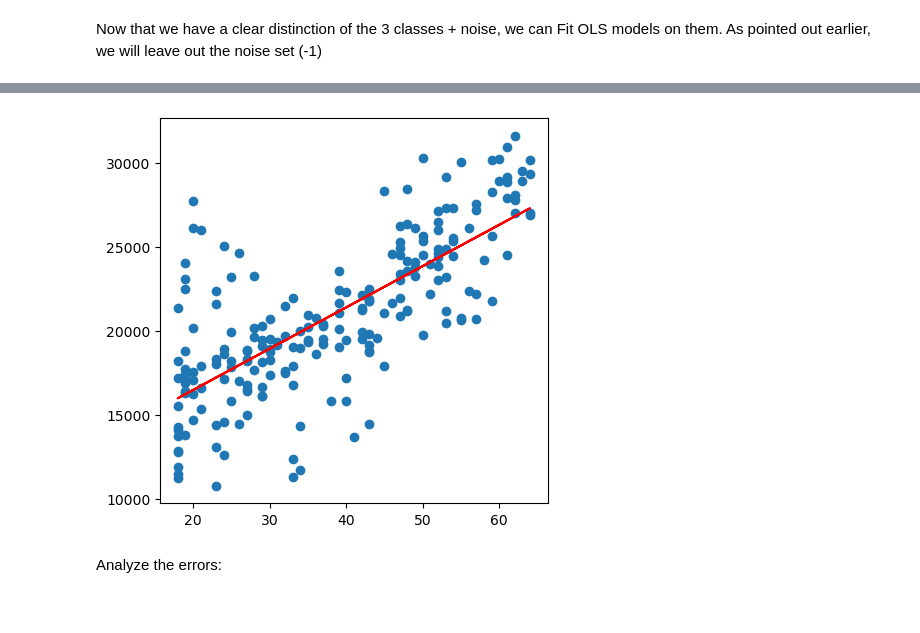
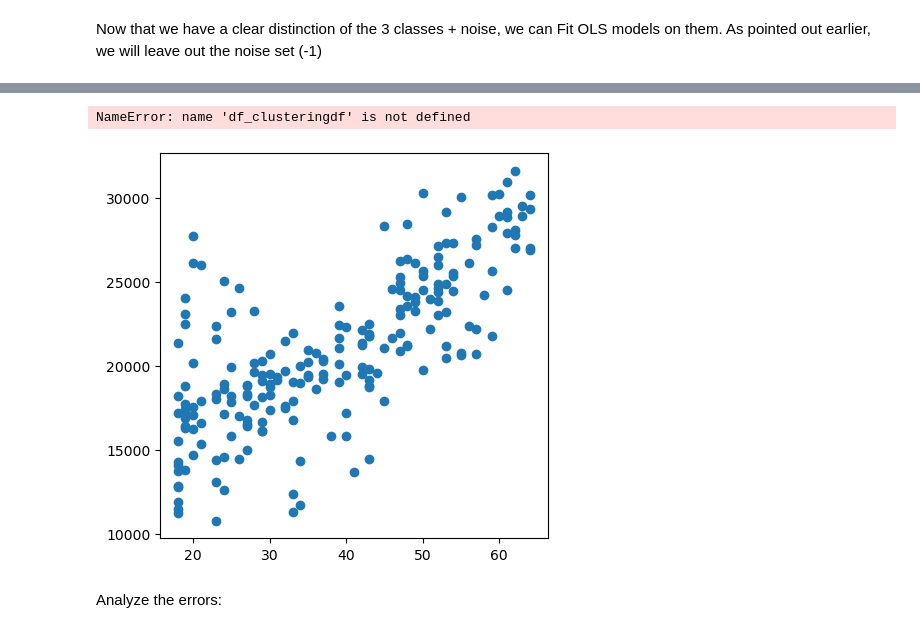
Before and after one commit to MisterSte/MLDA_Gruppenwerk, a Jupyter notebook: insurance.ipynb, the cells around one changed output, grey strips where cells are left out. Saved outputs shown, nothing was run; the diff lists cells and outputs as text; code cells hidden in the pictures.

```diff
--- a/insurance.ipynb
+++ b/insurance.ipynb
@@ -407,8 +412,8 @@ def lin_reg_cluster_0():
 
     # Analysis:
     # age-charges showed the highest correlation value in the corr_matrix -> OLS
-    X = sm.add_constant(df[df['cluster'] == 0]['age'])
-    y = df[df['cluster'] == 0]['charges']
+    X = sm.add_constant(df_clustering[df_clustering['cluster'] == 0]['age'])
+    y = df_clustering[df_clustering['cluster'] == 0]['charges']
 
     model = sm.OLS(y,X)
     estimate_cluster_0 = model.fit()
@@ -420,8 +425,8 @@ def lin_reg_cluster_0():
 
     # plot regression line onto data
     fig, ax = plt.subplots(figsize=(5,5))
-    plt.scatter(x=df[df['cluster'] == 0]['age'], y=df[df['cluster'] == 0]['charges'])
-    plt.plot(df[df['cluster'] == 0]['age'], estimate_cluster_0.fittedvalues, color='r')
+    plt.scatter(x=df_clustering[df_clustering['cluster'] == 0]['age'], y=df_clustering[df_clustering['cluster'] == 0]['charges'])
+    plt.plot(df_clustering[df_clusteringdf['cluster'] == 0]['age'], estimate_cluster_0.fittedvalues, color='r')
     plt.show()
 
 lin_reg_cluster_0()
@@ -436,14 +441,15 @@ Time:                        21:49:16   Log-Likelihood:                -2016.4
 No. Observations:                 213   AIC:                             4037.
 Df Residuals:                     211   BIC:                             4043.
 Df Model:                           1
 Covariance Type:            nonrobust
 ==============================================================================
 ... (9 lines left out)
 ==============================================================================
 
 Notes:
 [1] Standard Errors assume that the covariance matrix of the errors is correctly specified.
+NameError: name 'df_clusteringdf' is not defined
-[figure, old version]
+[figure, new version]
 # %% [markdown]
 Analyze the errors:
 # %%
```
Also changed, not shown: parts of 13 cells of this notebook.
